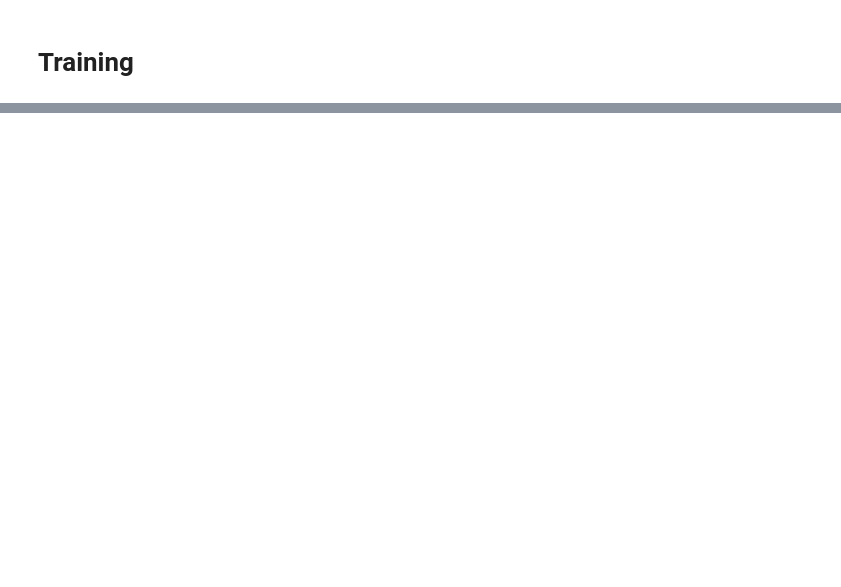
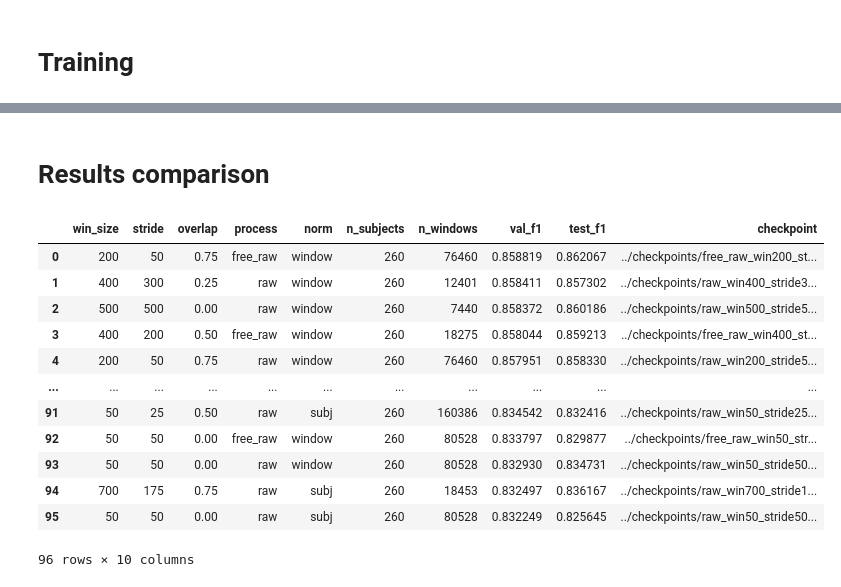
Before and after one commit to EnekoIsturitzSesma/GAIT-Analysis, a Jupyter notebook: notebooks/GAIT_cnnbilstm.ipynb, the cells around one changed output, grey strips where cells are left out. Saved outputs shown, nothing was run; the diff lists cells and outputs as text; code cells hidden in the pictures; blank space fills up the shorter version.

Commit message:
model training grid

```diff
--- a/notebooks/GAIT_cnnbilstm.ipynb
+++ b/notebooks/GAIT_cnnbilstm.ipynb
@@ -61,2 +20,0 @@ y = y.astype(np.int64)
-# %%
-trained_model, best_val_f1, test_f1 = train_model(X, y, subjects, model_name="cnnbilstm", norm="window", epochs=200, lr=0.0003, patience=20, out_dir=ckpt_path)
@@ -73,4 +20,0 @@ Checkpoint saved → ../checkpoints/raw_gravity_correct_win_norm/model.pt
-# %%
-ckpt_path = "../checkpoints/raw_gravity_correct_trial_norm"
-# %%
-trained_model, best_val_f1, test_f1 = train_model(X, y, subjects, model_name="cnnbilstm", norm="subj", epochs=200, lr=0.0003, patience=20, out_dir=ckpt_path)
@@ -111,17 +20,0 @@ Figure saved in: ../checkpoints/CNNBiLSTM/raw_only_back_window_norm/analysis.png
-# %%
-with open(f'{ckpt_path}/summary.json') as f:
-    summary = json.load(f)
-
-df_results = pd.DataFrame(summary)
-
-best_idx  = df_results['test_f1'].idxmax()
-worst_idx = df_results['test_f1'].idxmin()
-
-best_subj  = df_results.loc[best_idx,  'subject']
-worst_subj = df_results.loc[worst_idx, 'subject']
-
-print('Subject with the best score:')
-print(df_results.loc[best_idx,  ['subject', 'val_f1', 'test_f1']].to_string())
-print()
-print('Subject with the worst score:')
-print(df_results.loc[worst_idx, ['subject', 'val_f1', 'test_f1']].to_string())
@@ -228,0 +203,20 @@ This suggests that the model is capable of detecting the presence of a step but
+# %% [markdown]
+# Results comparison
+# %%
+results_df = pd.DataFrame(results)
+results_df = results_df.sort_values("val_f1", ascending=False).reset_index(drop=True)
+results_df
+# %% [output]
+|  | win_size | stride | overlap | process | norm | n_subjects | n_windows | val_f1 | test_f1 | checkpoint |
+| 0 | 200 | 50 | 0.75 | free_raw | window | 260 | 76460 | 0.858819 | 0.862067 | ../checkpoints/free_raw_win200_st... |
+| 1 | 400 | 300 | 0.25 | raw | window | 260 | 12401 | 0.858411 | 0.857302 | ../checkpoints/raw_win400_stride3... |
+| 2 | 500 | 500 | 0.00 | raw | window | 260 | 7440 | 0.858372 | 0.860186 | ../checkpoints/raw_win500_stride5... |
+| 3 | 400 | 200 | 0.50 | free_raw | window | 260 | 18275 | 0.858044 | 0.859213 | ../checkpoints/free_raw_win400_st... |
+| 4 | 200 | 50 | 0.75 | raw | window | 260 | 76460 | 0.857951 | 0.858330 | ../checkpoints/raw_win200_stride5... |
+| ... | ... | ... | ... | ... | ... | ... | ... | ... | ... | ... |
+| 91 | 50 | 25 | 0.50 | raw | subj | 260 | 160386 | 0.834542 | 0.832416 | ../checkpoints/raw_win50_stride25... |
+| 92 | 50 | 50 | 0.00 | free_raw | window | 260 | 80528 | 0.833797 | 0.829877 | ../checkpoints/free_raw_win50_str... |
+| 93 | 50 | 50 | 0.00 | raw | window | 260 | 80528 | 0.832930 | 0.834731 | ../checkpoints/raw_win50_stride50... |
+| 94 | 700 | 175 | 0.75 | raw | subj | 260 | 18453 | 0.832497 | 0.836167 | ../checkpoints/raw_win700_stride1... |
+| 95 | 50 | 50 | 0.00 | raw | subj | 260 | 80528 | 0.832249 | 0.825645 | ../checkpoints/raw_win50_stride50... |
+96 rows × 10 columns
```
Also changed, not shown: parts of 28 cells of this notebook, 2 other files.
